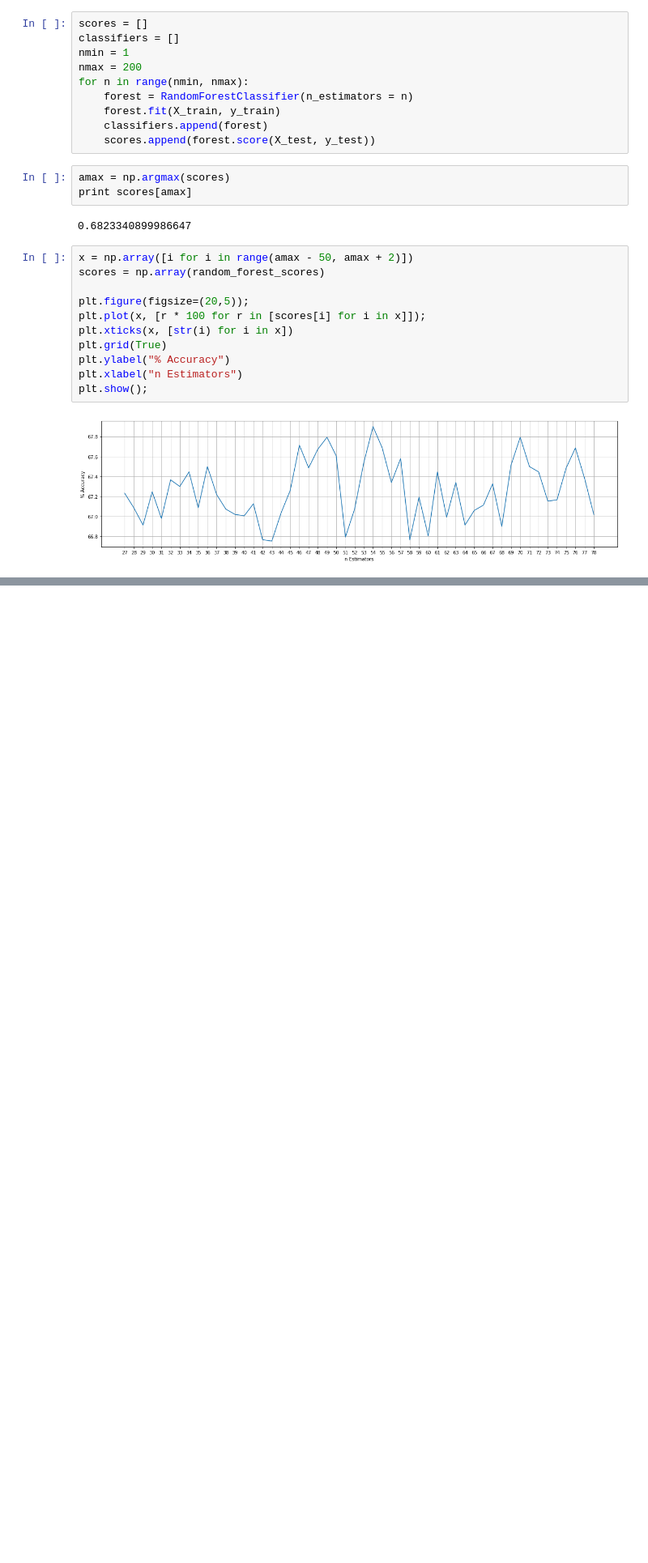
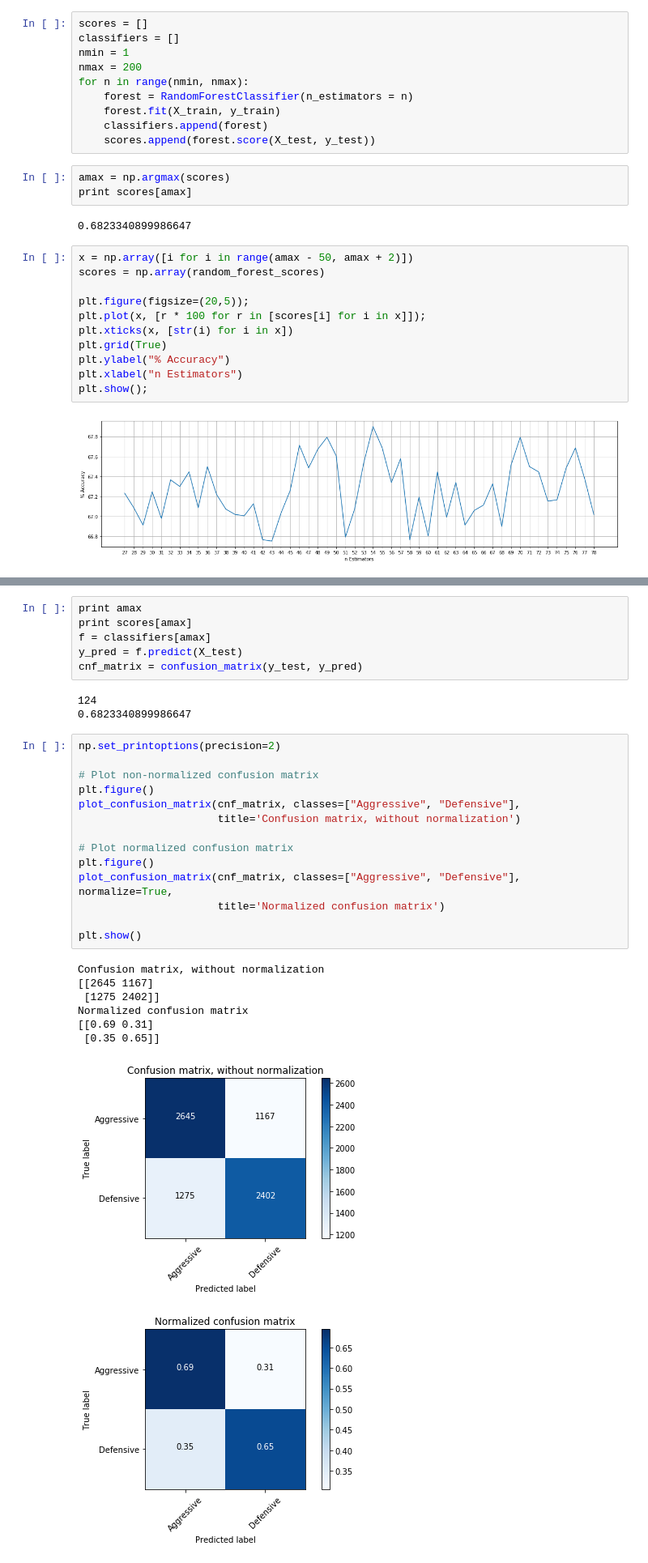
Before and after one commit to intellichess/classifier_notebooks, a Jupyter notebook: tagger_classification_optimizing_forest.ipynb, the cells around one changed output, grey strips where cells are left out. Shown at 81% size. Saved outputs shown, nothing was run; the diff lists cells and outputs as text; blank space fills up the shorter version.

```diff
--- a/tagger_classification-Copy3.ipynb
+++ b/tagger_classification_optimizing_forest.ipynb
@@ -129,0 +172,32 @@ print scores[54]
+# %%
+print amax
+print scores[amax]
+f = classifiers[amax]
+y_pred = f.predict(X_test)
+cnf_matrix = confusion_matrix(y_test, y_pred)
+# %% [output]
+124
+0.6823340899986647
+# %%
+np.set_printoptions(precision=2)
+
+# Plot non-normalized confusion matrix
+plt.figure()
+plot_confusion_matrix(cnf_matrix, classes=["Aggressive", "Defensive"],
+                      title='Confusion matrix, without normalization')
+
+# Plot normalized confusion matrix
+plt.figure()
+plot_confusion_matrix(cnf_matrix, classes=["Aggressive", "Defensive"], normalize=True,
+                      title='Normalized confusion matrix')
+
+plt.show()
+# %% [output]
+Confusion matrix, without normalization
+[[2645 1167]
+ [1275 2402]]
+Normalized confusion matrix
+[[0.69 0.31]
+ [0.35 0.65]]
+[figure, added]
+[figure, added]
```
Also changed, not shown: parts of 9 cells of this notebook, 1 other file.
